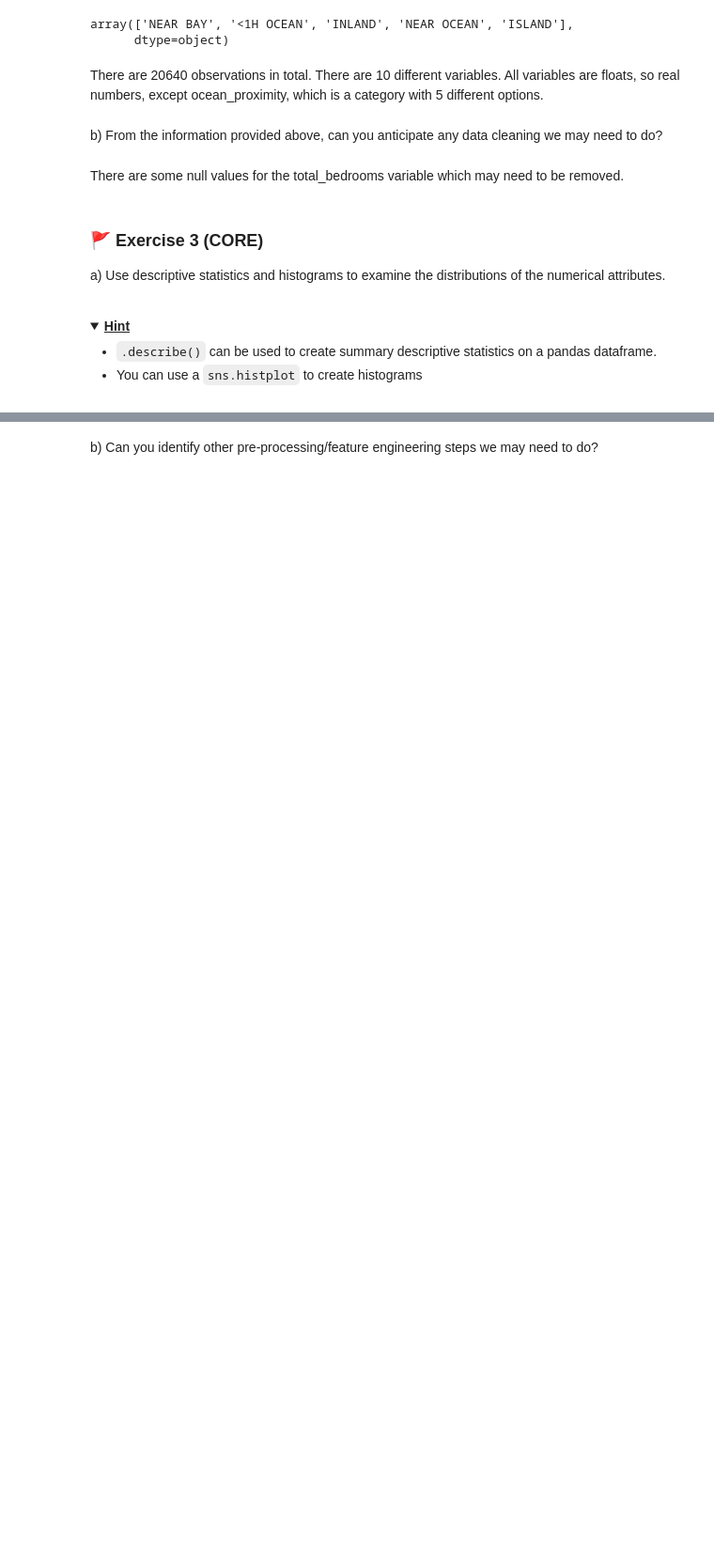
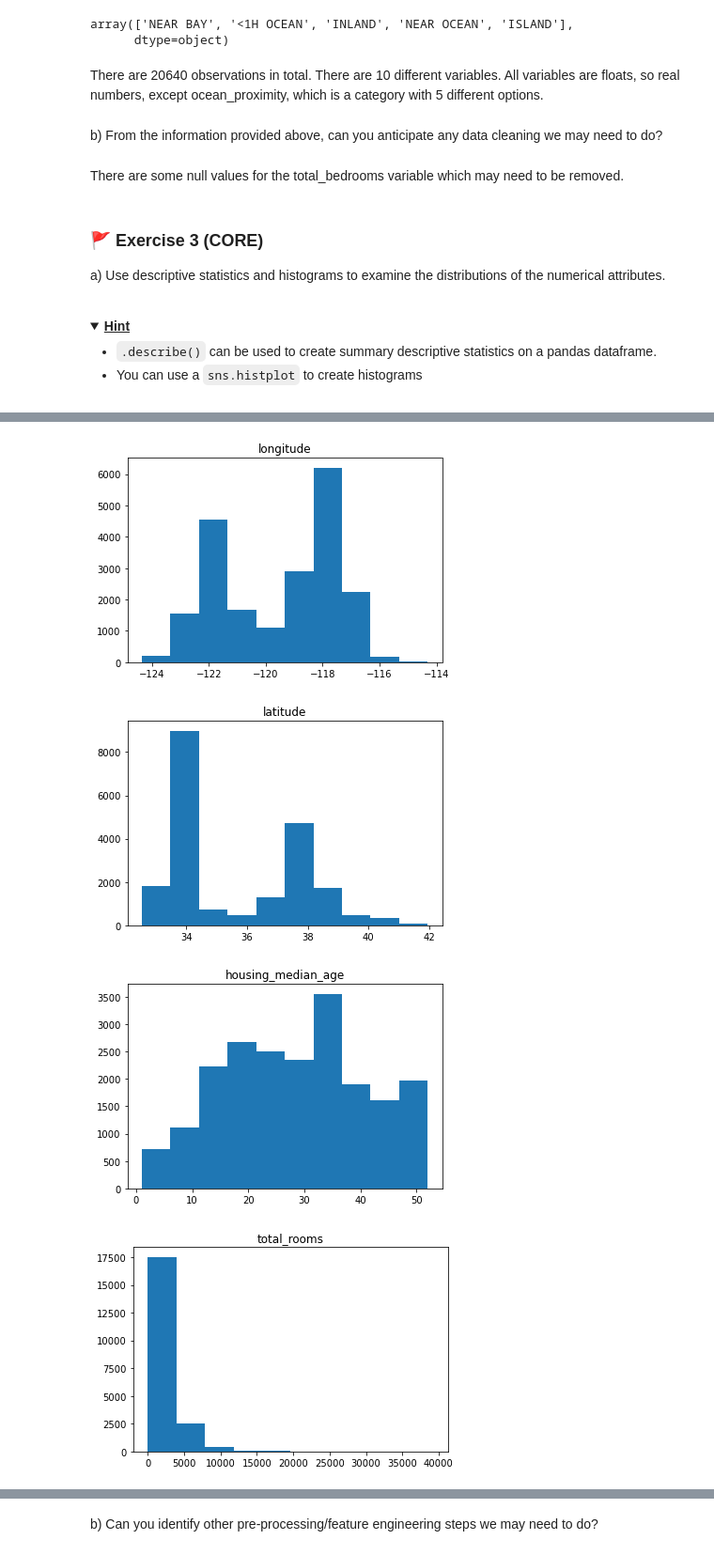
Before and after one commit to whenshon1/PyMLWk1, a Jupyter notebook: mlp_week01.ipynb, the cells around one changed output, grey strips where cells are left out. Shown at 94% size. Cells and saved outputs as stored; diff of their text form; code cells hidden in the pictures; folded sections open; blank space fills up the shorter version.

```diff
--- a/mlp_week01.ipynb
+++ b/mlp_week01.ipynb
@@ -203,0 +196,12 @@ housing.describe()
+# %%
+#fig,ax = plt.subplots(10,1)
+
+for index, key in enumerate(housing.keys()[:9]):
+    plt.hist(housing[key])
+    plt.title(key)
+    plt.show()
+# %% [output]
+[figure, added]
+[figure, added]
+[figure, added]
+[figure, added]
```
Also changed, not shown: parts of 8 cells of this notebook.
